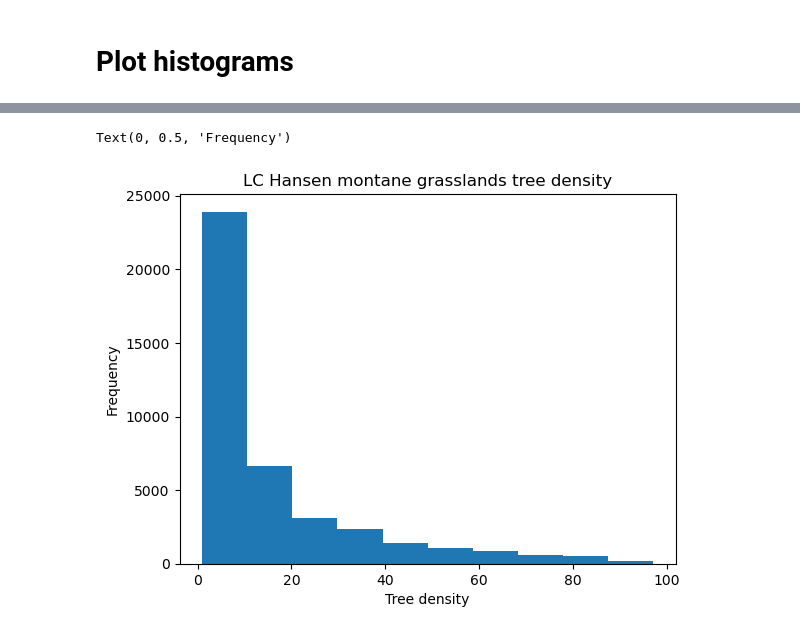
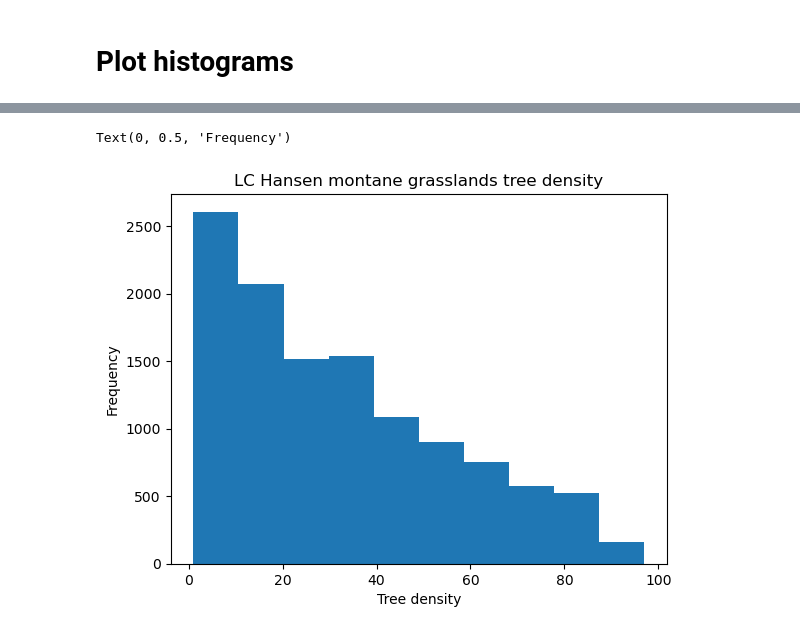
Before and after one commit to MinttuPekkala/Unibe_transmissivity_maps, a Jupyter notebook: Tree_cover_density_forest.ipynb, the cells around one changed output, grey strips where cells are left out. Cells and saved outputs as stored; diff of their text form; code cells hidden in the pictures.

```diff
--- a/Tree_cover_density_forest.ipynb
+++ b/Tree_cover_density_forest.ipynb
@@ -275,7 +273,7 @@ mask_temperate_grasslands = features.rasterize(
 # %%
 mask_montane_grasslands = features.rasterize(
     [(geom, 1) for geom in montane_grasslands.geometry],
-    out_shape=Tree_density.shape[-2:],
+    out_shape=Tree_cover.shape[-2:],
     transform=transform,   # from raster
     fill=0
 )
@@ -310,5 +308,5 @@ temperate_grasslandsTree_density_biome = Tree_cover.where((mask_temperate_grassl
 # %%
-montane_grasslandsTree_density_biome = Tree_cover.where((mask_montane_grasslands_arr & (maskLCHansen2000tree)))
+montane_grasslandsTree_density_biome = Tree_cover.where((mask_montane_grasslands_arr & (maskLCHansen2000forest)))
 # %% [markdown]
 # Plot tree densities for biomes
 # %%
@@ -420,8 +418,8 @@ Text(0, 0.5, 'Frequency')
 # %%
-xarray.plot.hist(montane_grasslandsTree_densitycleaned)
+xarray.plot.hist(montane_grasslandsTree_density_biomecleaned)
 pyplot.title("LC Hansen montane grasslands tree density")
 pyplot.xlabel("Tree density")
 pyplot.ylabel("Frequency")
 # %% [output]
 Text(0, 0.5, 'Frequency')
-[figure, old version]
+[figure, new version]
```
Also changed, not shown: parts of 28 cells of this notebook, 4 other files.
